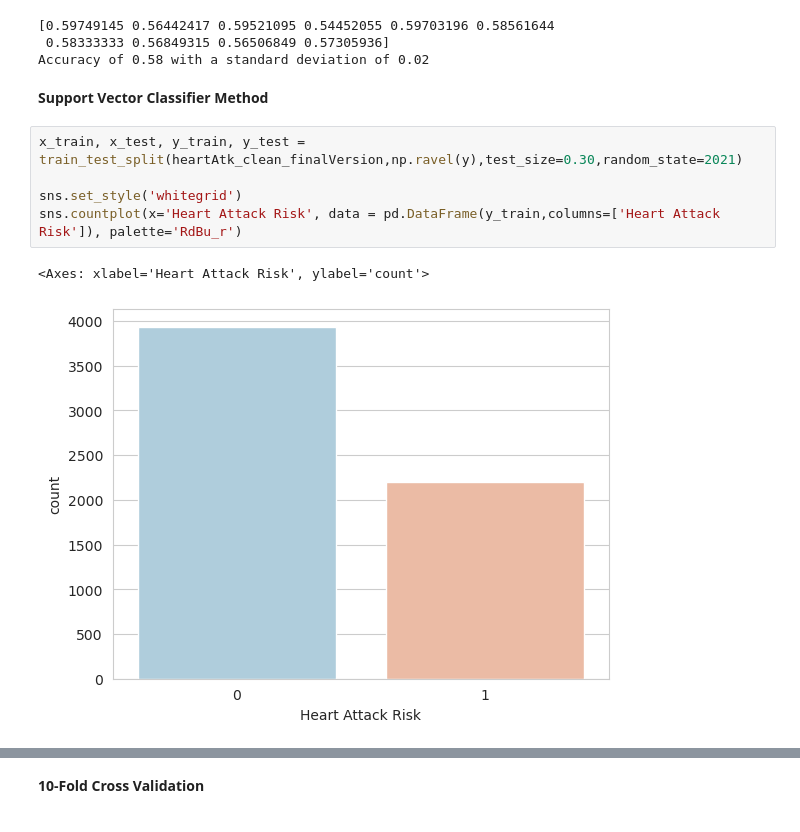
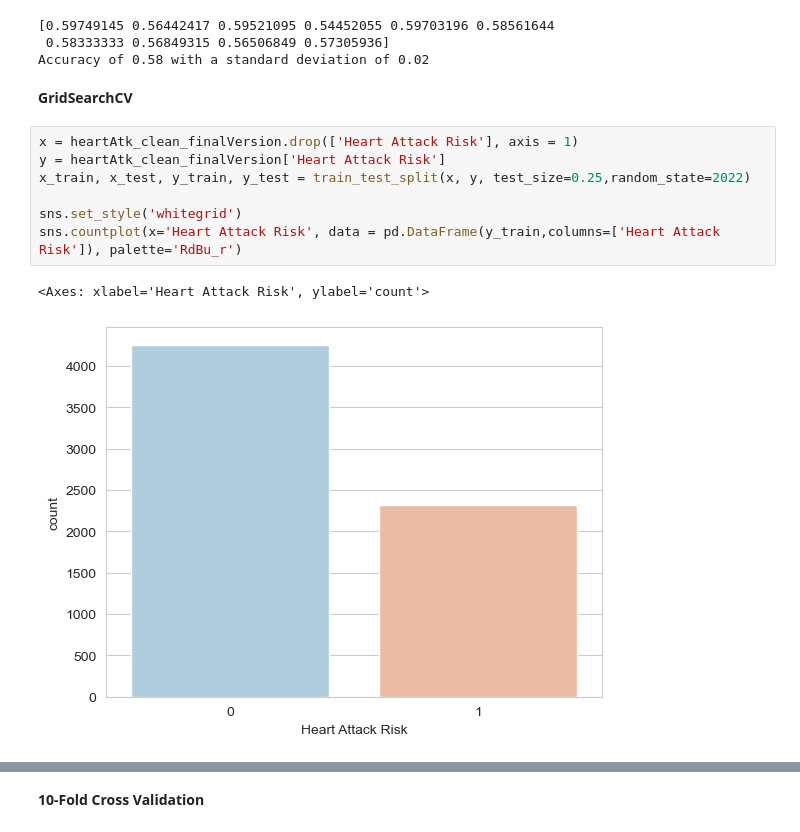
Before and after one commit to AN-DRE4/DadosAprendizagemAutomatica, a Jupyter notebook: HeartAttack.ipynb, the cells around one changed output, grey strips where cells are left out. Cells and saved outputs as stored; diff of their text form.

Commit message:
grid search bettered

```diff
--- a/HeartAttack.ipynb
+++ b/HeartAttack.ipynb
@@ -554,16 +555,18 @@ print("Accuracy of %0.2f with a standard deviation of %0.2f" %(scores.mean(), sc
 [0.59749145 0.56442417 0.59521095 0.54452055 0.59703196 0.58561644
  0.58333333 0.56849315 0.56506849 0.57305936]
 Accuracy of 0.58 with a standard deviation of 0.02
-# %% [markdown]
-**Support Vector Classifier Method**
+# %% [markdown]
+**GridSearchCV**
 # %%
-x_train, x_test, y_train, y_test = train_test_split(heartAtk_clean_finalVersion,np.ravel(y),test_size=0.30,random_state=2021)
+x = heartAtk_clean_finalVersion.drop(['Heart Attack Risk'], axis = 1)
+y = heartAtk_clean_finalVersion['Heart Attack Risk']
+x_train, x_test, y_train, y_test = train_test_split(x, y, test_size=0.25,random_state=2022)
 
 sns.set_style('whitegrid')
 sns.countplot(x='Heart Attack Risk', data = pd.DataFrame(y_train,columns=['Heart Attack Risk']), palette='RdBu_r')
 # %% [output]
 <Axes: xlabel='Heart Attack Risk', ylabel='count'>
-[figure, old version]
+[figure, new version]
 # %%
 sns.countplot(x='Heart Attack Risk', data = pd.DataFrame(y_test,columns=['Heart Attack Risk']),palette='RdBu_r')
 # %% [output]
```
Also changed, not shown: parts of 32 cells of this notebook.
